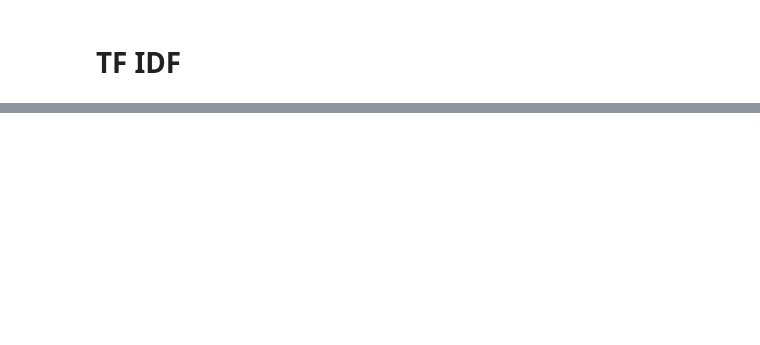
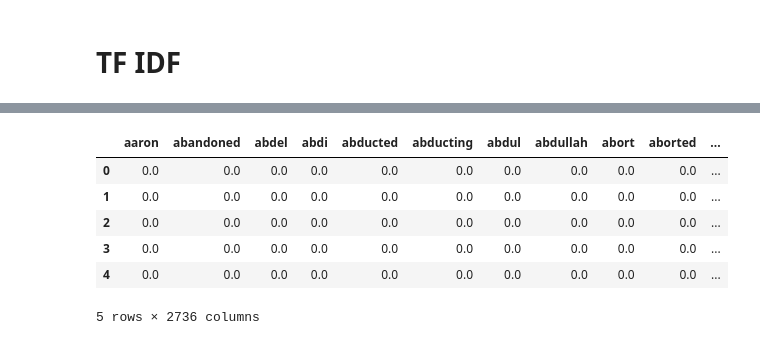
Before and after one commit to hscodes/Capstone, a Jupyter notebook: Capstone.ipynb, the cells around one changed output, grey strips where cells are left out. Cells and saved outputs as stored; diff of their text form; code cells hidden in the pictures; blank space fills up the shorter version.

```diff
--- a/Capstone.ipynb
+++ b/Capstone.ipynb
@@ -468,0 +511,10 @@ lr.score(X_test_count, y_test)
+# %%
+headline_df_tfdf.head()
+# %% [output]
+|  | aaron | abandoned | abdel | abdi | abducted | abducting | abdul | abdullah | abort | aborted | ... |
+| 0 | 0.0 | 0.0 | 0.0 | 0.0 | 0.0 | 0.0 | 0.0 | 0.0 | 0.0 | 0.0 | ... |
+| 1 | 0.0 | 0.0 | 0.0 | 0.0 | 0.0 | 0.0 | 0.0 | 0.0 | 0.0 | 0.0 | ... |
+| 2 | 0.0 | 0.0 | 0.0 | 0.0 | 0.0 | 0.0 | 0.0 | 0.0 | 0.0 | 0.0 | ... |
+| 3 | 0.0 | 0.0 | 0.0 | 0.0 | 0.0 | 0.0 | 0.0 | 0.0 | 0.0 | 0.0 | ... |
+| 4 | 0.0 | 0.0 | 0.0 | 0.0 | 0.0 | 0.0 | 0.0 | 0.0 | 0.0 | 0.0 | ... |
+5 rows × 2736 columns
```
Also changed, not shown: parts of 118 cells of this notebook.
